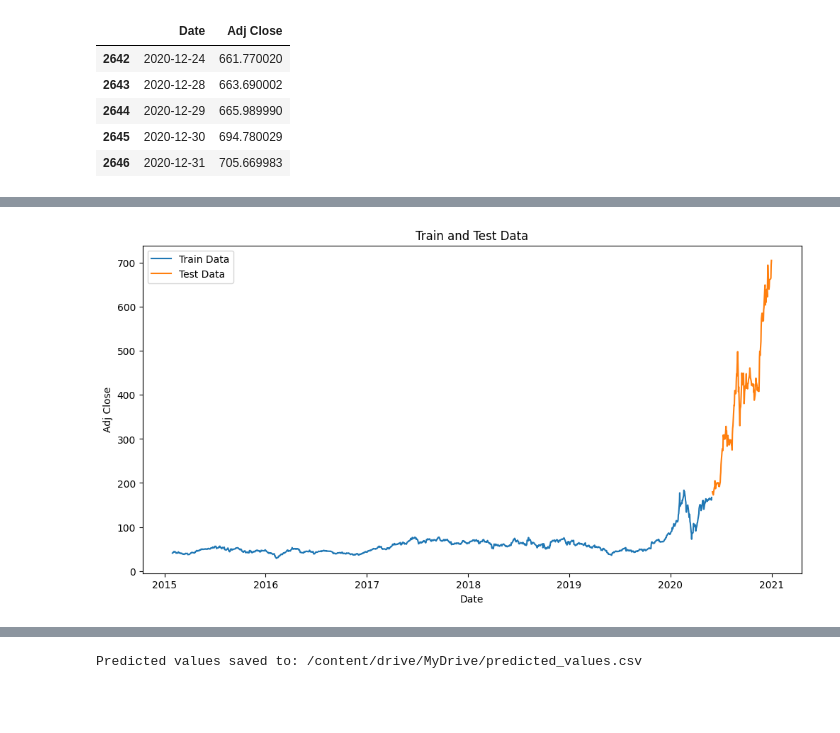
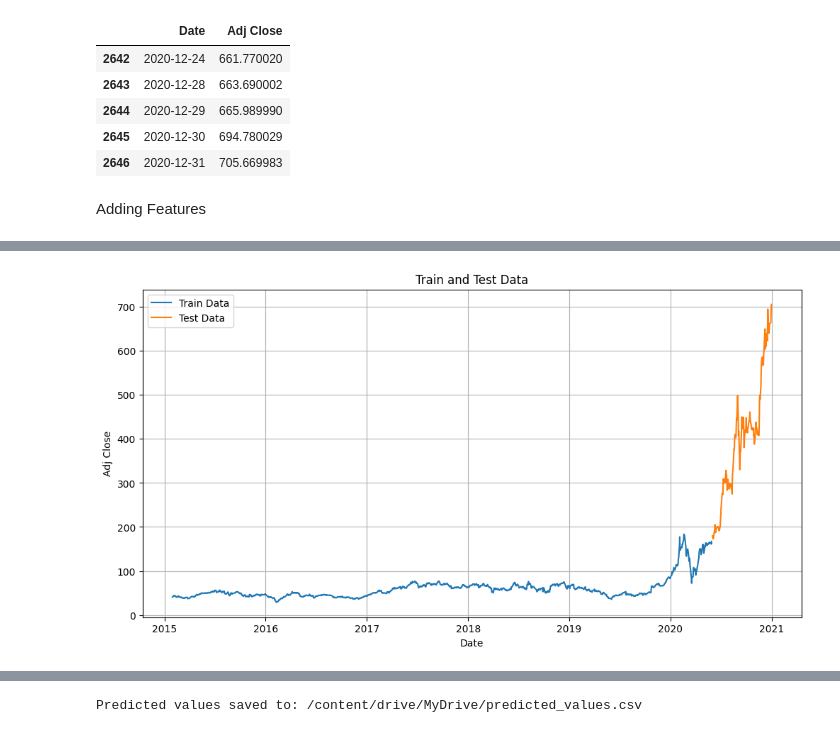
Before and after one commit to NarsamRohitsai/stockdata_forecasting, a Jupyter notebook: stock_xgboost.ipynb, the cells around one changed output, grey strips where cells are left out. Saved outputs shown, nothing was run; the diff lists cells and outputs as text; code cells hidden in the pictures; blank space fills up the shorter version.

```diff
--- a/stock_xgboost.ipynb
+++ b/stock_xgboost.ipynb
@@ -29,6 +65,8 @@ df.tail()
 | 2644 | 2020-12-29 | 665.989990 |
 | 2645 | 2020-12-30 | 694.780029 |
 | 2646 | 2020-12-31 | 705.669983 |
+# %% [markdown]
+Adding Features
 # %%
 df['lag_1'] = df['Adj Close'].shift(1)
 df['lag_2'] = df['Adj Close'].shift(2)
@@ -47,30 +85,18 @@ df.head()
 | 1158 | 2015-02-04 | 43.709999 | 43.672001 | 42.188000 | 39.874001 | 42.266000 | 40.7228 | 0.000870 | 0.020638 |
 | 1159 | 2015-02-05 | 44.198002 | 43.709999 | 43.672001 | 41.040001 | 42.897601 | 40.8232 | 0.011165 | 0.019901 |
 # %%
-#train_data = df[(df['Date'] >= '2015-01-01') & (df['Date'] <= '2020-05-31')]
-#test_data = df[(df['Date'] >= '2020-06-01') & (df['Date'] <= '2020-12-31')]
-#train_data.index = pd.to_datetime(train_data['Date'])
-#test_data.index = pd.to_datetime(test_data['Date'])
-#plt.figure(figsize=(12,6))
-#plt.plot(train_data['Adj Close'], label='Train Data')
-#plt.plot(test_data['Adj Close'], label='Test Data')
-#plt.title('Train and Test Data')
-#plt.xlabel('Date')
-#plt.ylabel('Adj Close')
-#plt.legend()
-#plt.show()
+train_data = df[:int(0.9*len(df))]
+test_data = df[int(0.9*len(df)):]
+train_data.index = pd.to_datetime(train_data['Date'])
+test_data.index = pd.to_datetime(test_data['Date'])
+plt.figure(figsize=(12,6))
+plt.plot(train_data['Adj Close'], label='Train Data')
+plt.plot(test_data['Adj Close'], label='Test Data')
+plt.title('Train and Test Data')
+plt.xlabel('Date')
+plt.ylabel('Adj Close')
+plt.legend()
+plt.grid(True)
+plt.show()
+# %% [output]
+[figure, added]
-# %%
-train_data = df[:int(0.9*len(df))]
-test_data = df[int(0.9*len(df)):]
-train_data.index = pd.to_datetime(train_data['Date'])
-test_data.index = pd.to_datetime(test_data['Date'])
-plt.figure(figsize=(12,6))
-plt.plot(train_data['Adj Close'], label='Train Data')
-plt.plot(test_data['Adj Close'], label='Test Data')
-plt.title('Train and Test Data')
-plt.xlabel('Date')
-plt.ylabel('Adj Close')
-plt.legend()
-plt.show()
-# %% [output]
-[figure, removed]
```
Also changed, not shown: parts of 18 cells of this notebook, 3 other files.
